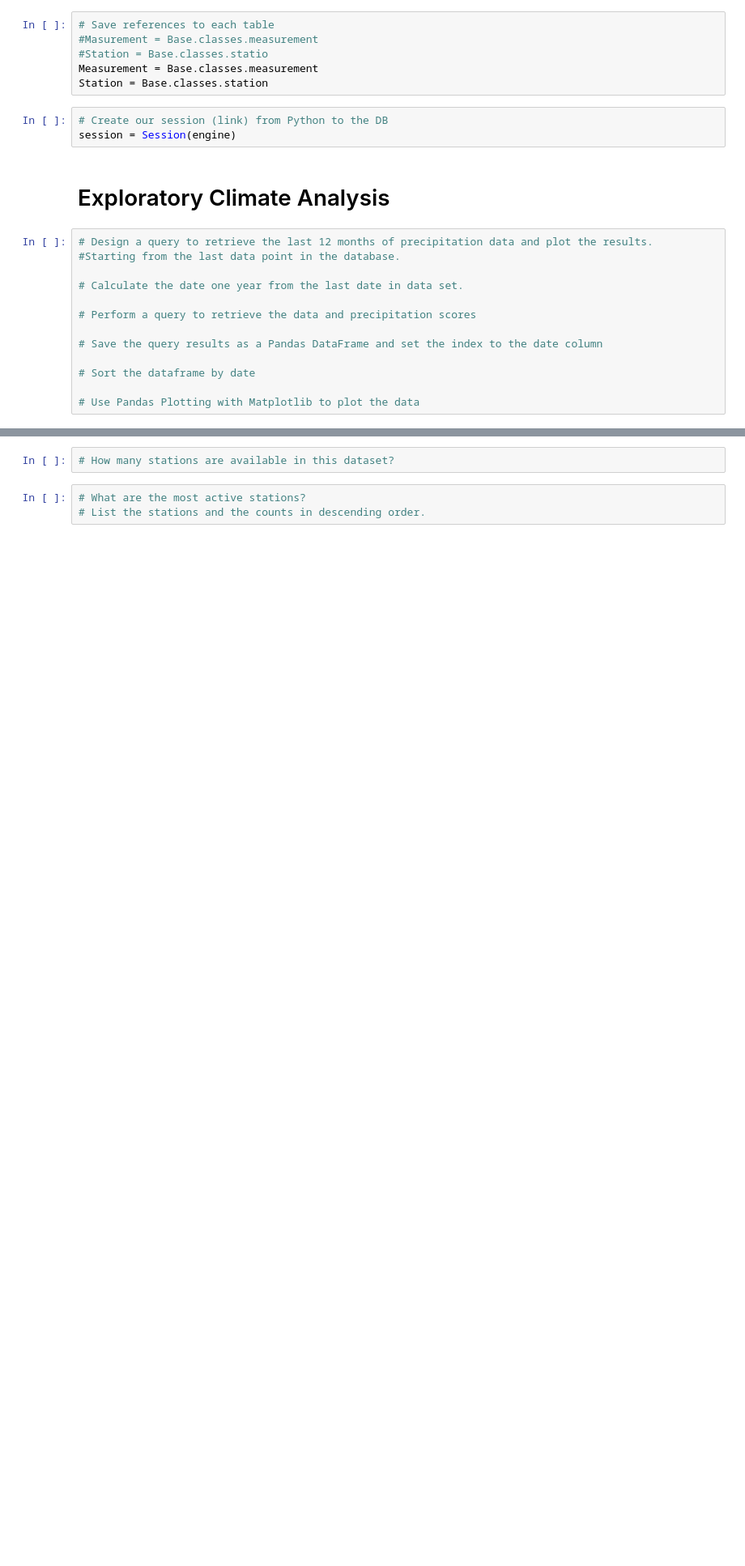
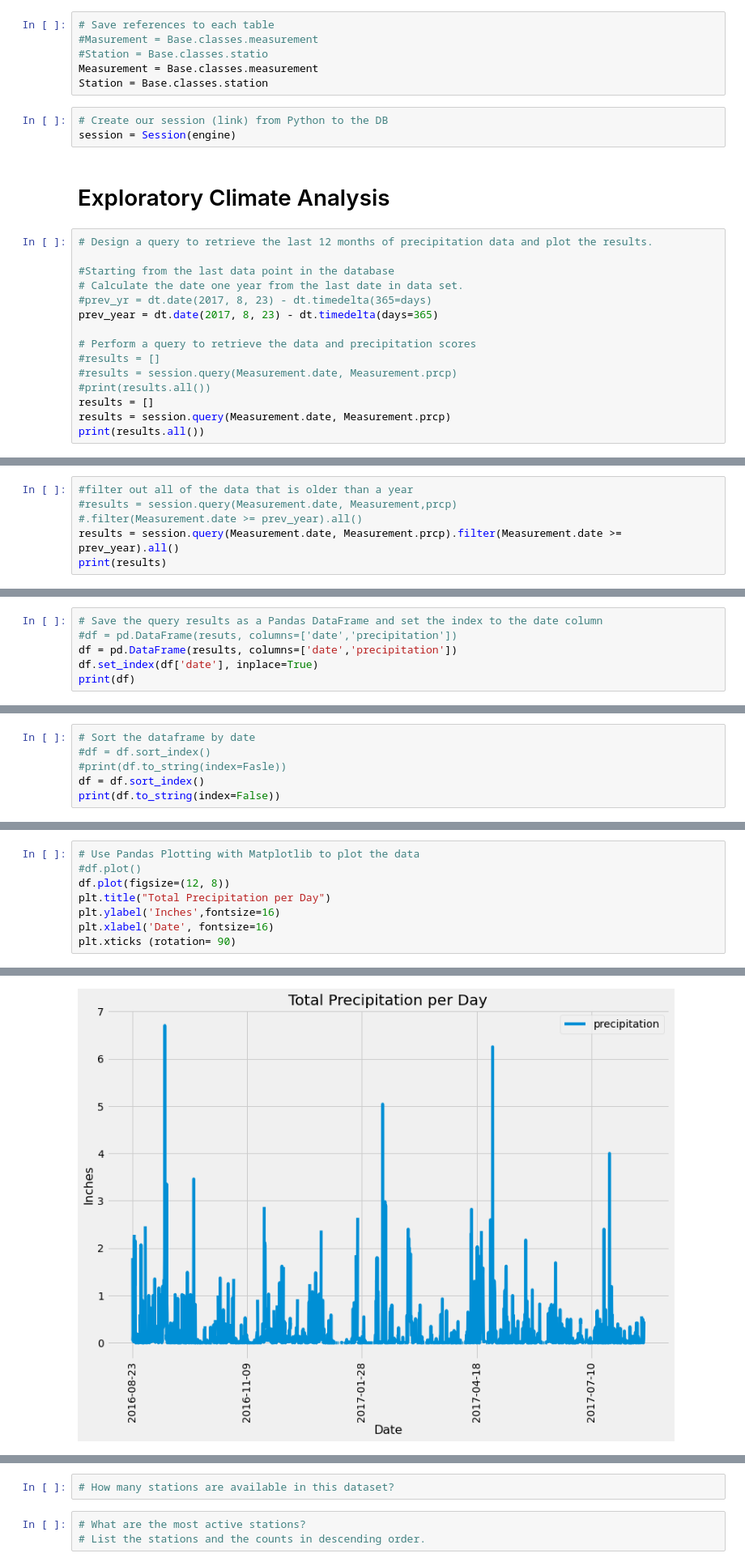
Before and after one commit to SringayKeno/surfs_up, a Jupyter notebook: climate_analysis.ipynb, the cells around one changed output, grey strips where cells are left out. Shown at 81% size. Cells and saved outputs as stored; diff of their text form; blank space fills up the shorter version.

```diff
--- a/climate_analysis.ipynb
+++ b/climate_analysis.ipynb
@@ -48,14 +48,16 @@ session = Session(engine)
 # Exploratory Climate Analysis
 # %%
 # Design a query to retrieve the last 12 months of precipitation data and plot the results.
-#Starting from the last data point in the database.
 
+#Starting from the last data point in the database
 # Calculate the date one year from the last date in data set.
+#prev_yr = dt.date(2017, 8, 23) - dt.timedelta(365=days)
+prev_year = dt.date(2017, 8, 23) - dt.timedelta(days=365)
 
 # Perform a query to retrieve the data and precipitation scores
-
-# Save the query results as a Pandas DataFrame and set the index to the date column
-
-# Sort the dataframe by date
-
-# Use Pandas Plotting with Matplotlib to plot the data
+#results = []
+#results = session.query(Measurement.date, Measurement.prcp)
+#print(results.all())
+results = []
+results = session.query(Measurement.date, Measurement.prcp)
+print(results.all())
@@ -61,0 +66,6 @@ session = Session(engine)
+# %%
+#filter out all of the data that is older than a year
+#results = session.query(Measurement.date, Measurement,prcp)
+#.filter(Measurement.date >= prev_year).all()
+results = session.query(Measurement.date, Measurement.prcp).filter(Measurement.date >= prev_year).all()
+print(results)
@@ -61,0 +74,6 @@ session = Session(engine)
+# %%
+# Save the query results as a Pandas DataFrame and set the index to the date column
+#df = pd.DataFrame(resuts, columns=['date','precipitation'])
+df = pd.DataFrame(results, columns=['date','precipitation'])
+df.set_index(df['date'], inplace=True)
+print(df)
@@ -61,0 +117,6 @@ session = Session(engine)
+# %%
+# Sort the dataframe by date
+#df = df.sort_index()
+#print(df.to_string(index=Fasle))
+df = df.sort_index()
+print(df.to_string(index=False))
@@ -61,0 +141,9 @@ session = Session(engine)
+# %%
+# Use Pandas Plotting with Matplotlib to plot the data
+#df.plot()
+df.plot(figsize=(12, 8))
+plt.title("Total Precipitation per Day")
+plt.ylabel('Inches',fontsize=16)
+plt.xlabel('Date', fontsize=16)
+plt.xticks (rotation= 90)
+# %% [output]
@@ -62,2 +158,3 @@ session = Session(engine)
+[figure, added]
 # %%
 # Use Pandas to calcualte the summary statistics for the precipitation data
```
Also changed, not shown: parts of 7 cells of this notebook.
